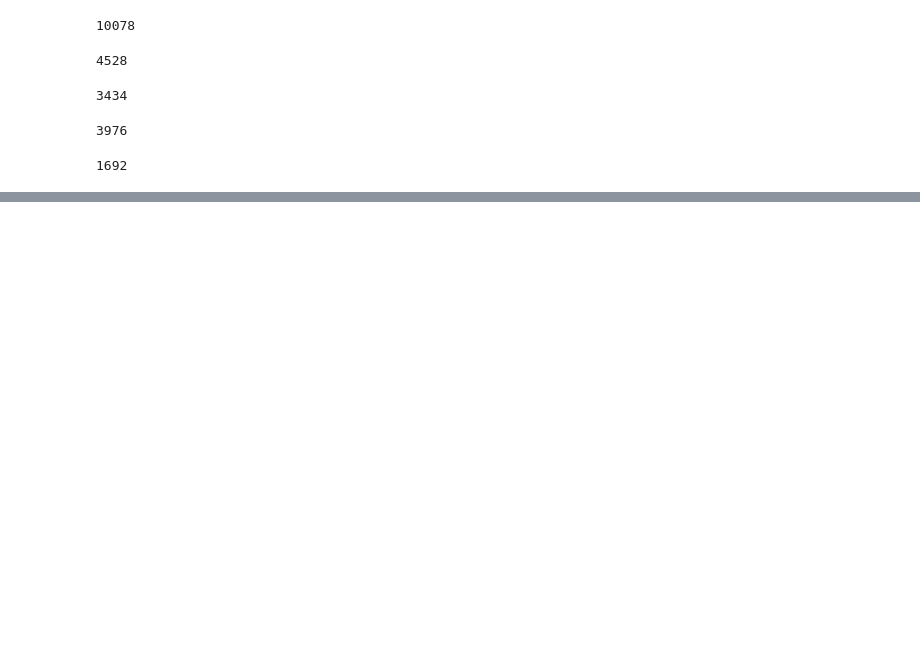
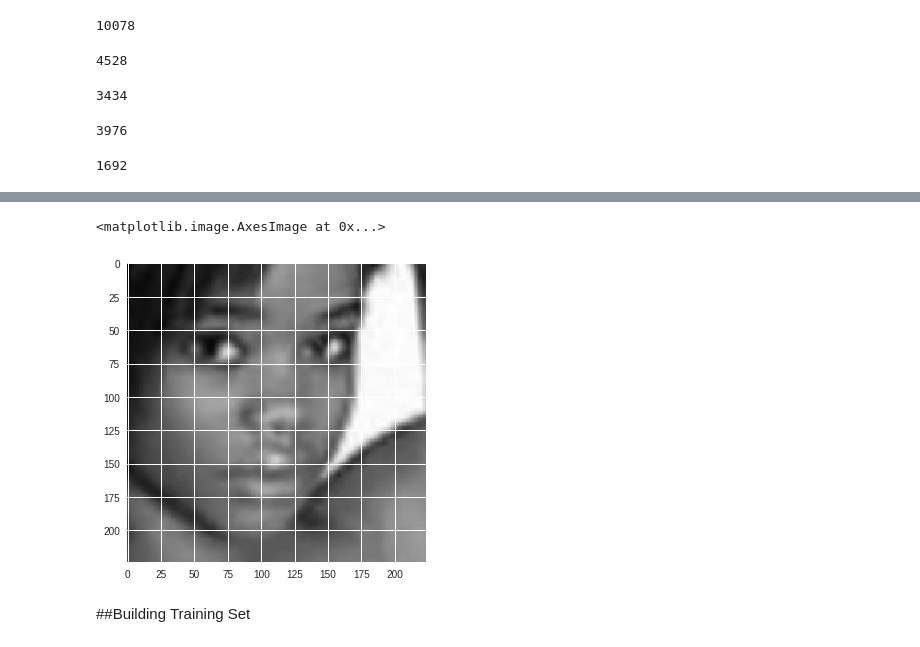
Before and after one commit to DOLARIK/Machine-Learning-Projects, a Jupyter notebook: Properties_from_Face_Detection_30_11_2018.ipynb, the cells around one changed output, grey strips where cells are left out. Saved outputs shown, nothing was run; the diff lists cells and outputs as text; code cells hidden in the pictures; blank space fills up the shorter version.

```diff
--- a/Properties_from_Face_Detection_30_11_2018.ipynb
+++ b/Properties_from_Face_Detection_30_11_2018.ipynb
@@ -182,0 +179,8 @@ print(len(other))
+# %%
+new = cv2.resize(black[1],(224,224))
+plt.imshow(new, cmap = 'gray')
+# %% [output]
+<matplotlib.image.AxesImage at 0x...>
+[figure, added]
+# %% [markdown]
+##Building Training Set
```
Also changed, not shown: parts of 34 cells of this notebook.
